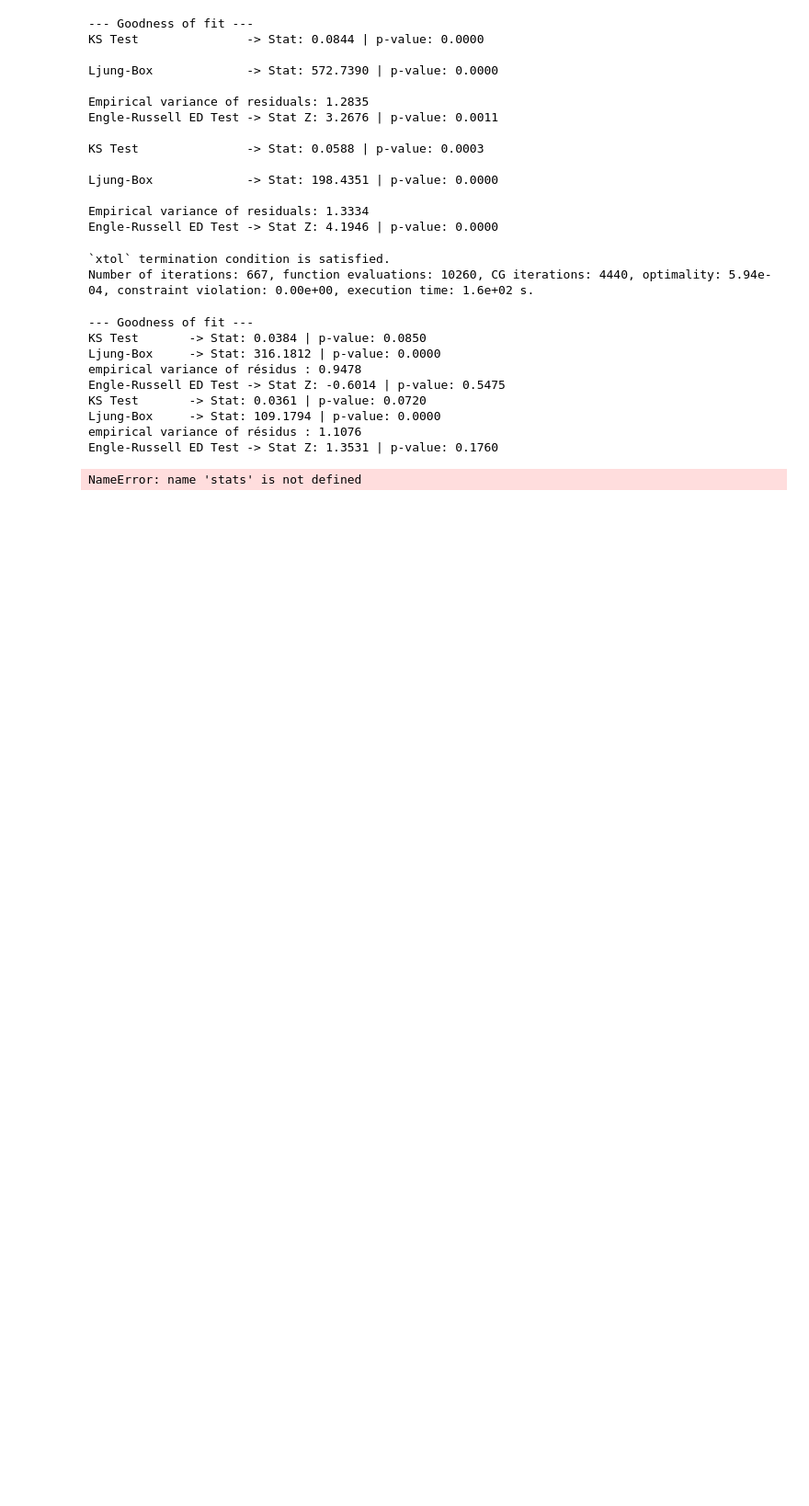
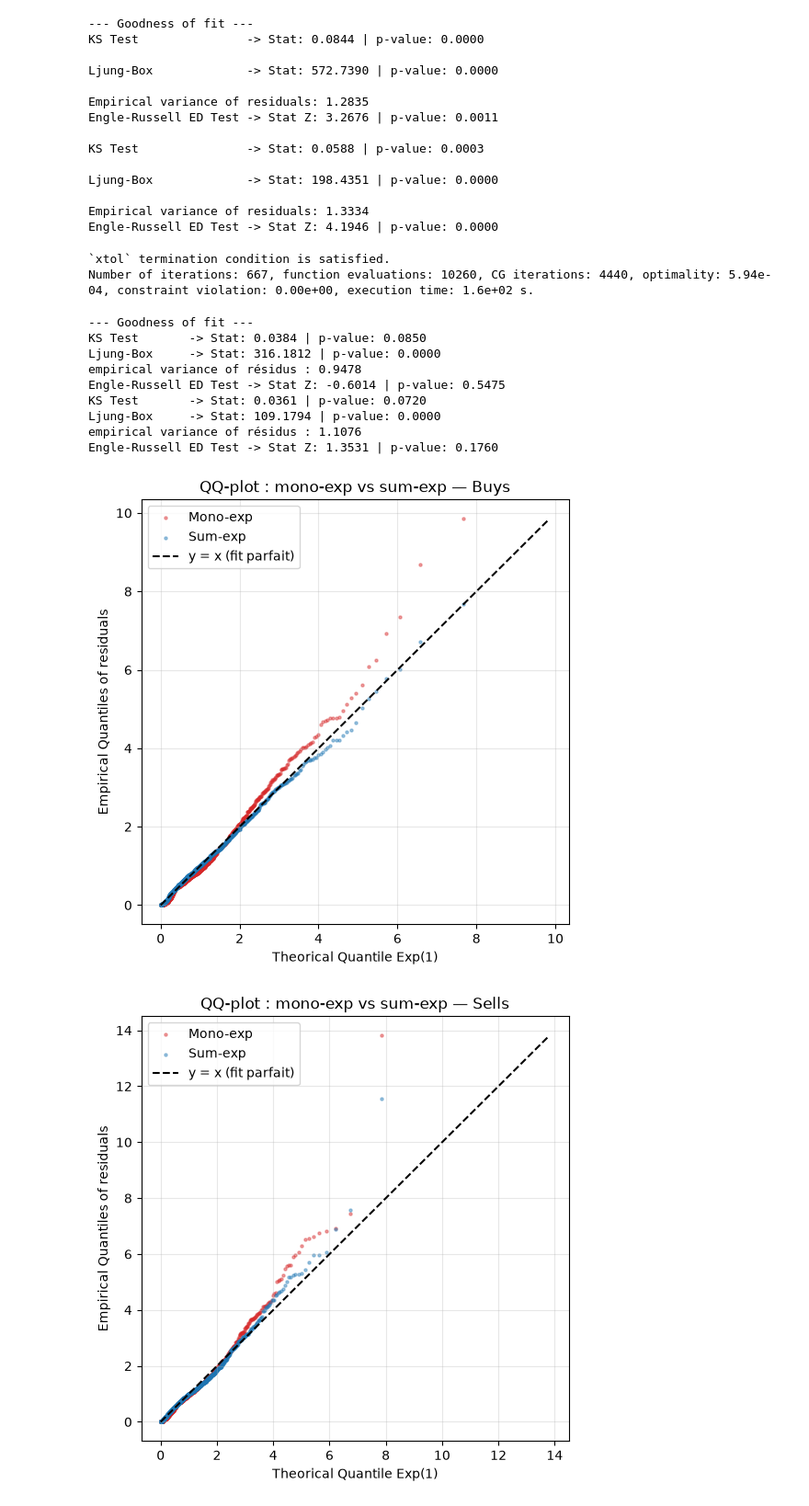
Before and after one commit to Maxime-Skryma/Spread_Crypto, a Jupyter notebook: notebooks/BTC_Hawkes.ipynb, the cells around one changed output. Shown at 92% size. Cells and saved outputs as stored; diff of their text form; code cells hidden in the pictures; blank space fills up the shorter version.

```diff
--- a/notebooks/BTC_Hawkes.ipynb
+++ b/notebooks/BTC_Hawkes.ipynb
@@ -144,13 +147,16 @@ Ljung-Box     -> Stat: 109.1794 | p-value: 0.0000
 empirical variance of résidus : 1.1076
 Engle-Russell ED Test -> Stat Z: 1.3531 | p-value: 0.1760
 # %%
+%matplotlib inline
+
 # QQ-plot for Dimension Buys
-qq_overlay(v1, u1, "Buys")
+qq_overlay(u1, v1, "Buys")
 
 # QQ-plot for Dimension Sells
-qq_overlay(v2, u2, "Sells")
+qq_overlay(u2, v2, "Sells")
 # %% [output]
-NameError: name 'stats' is not defined
+[figure, added]
+[figure, added]
 # %%
 comparison = compare_kernels_by_window_size(df_hawkes['time_stamp'], df_hawkes['side'],
     sizes_min=(5, 10, 20),
```
Also changed, not shown: parts of 2 cells of this notebook, 1 other file.
